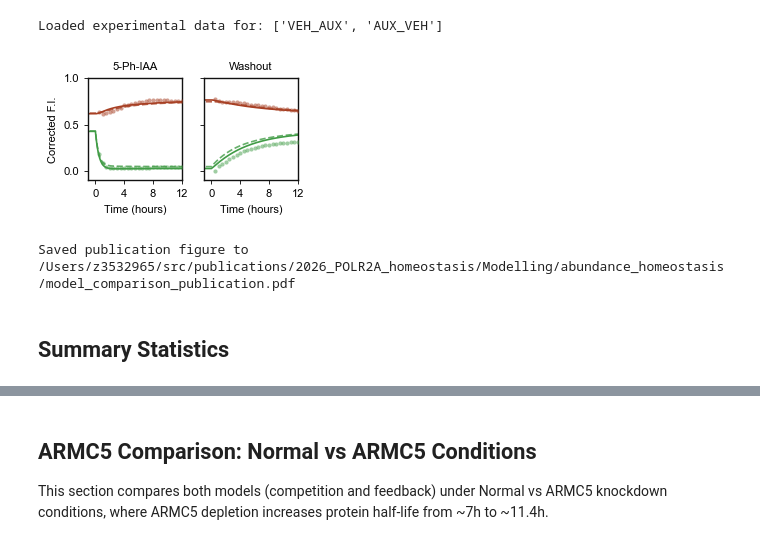
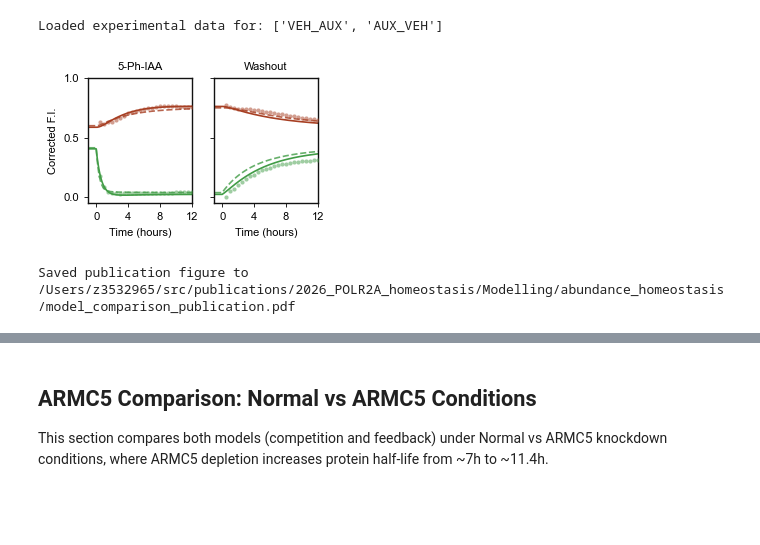
Before and after one commit to berrygroup/publications, a Jupyter notebook: 2026_POLR2A_homeostasis/Modelling/abundance_homeostasis/3_model_comparison.ipynb, the cells around one changed output, grey strips where cells are left out. Drawn from its saved outputs; the diff is of its cells as text; code cells hidden in the pictures; blank space fills up the shorter version.

Commit message:
abundance modelling updates

```diff
--- a/2026_POLR2A_homeostasis/Modelling/abundance_homeostasis/3_model_comparison.ipynb
+++ b/2026_POLR2A_homeostasis/Modelling/abundance_homeostasis/3_model_comparison.ipynb
@@ -30,8 +28,8 @@ plt.rcParams.update(
 ## Load Fitted Parameters
 # %%
 # Load fitted parameters from both models
-comp_params = load_parameters("fitted_parameters/competition_params_manual.json")
-fb_params = load_parameters("fitted_parameters/feedback_params_manual.json")
+comp_params = load_parameters("fitted_parameters/competition_params.json")
+fb_params = load_parameters("fitted_parameters/feedback_params.json")
 
 print("Competition model parameters:")
 for key, val in comp_params.items():
@@ -61,8 +60,8 @@ Feedback model parameters:
 ## Setup Simulation Conditions
 # %%
 # Simulation settings
-PLOT_DURATION = 24.0  # hours
-NEGATIVE_LEAD = 2.0  # hours before perturbation
+PLOT_DURATION = 24.0  # total hours
+NEGATIVE_LEAD = 2.0  # hours in timecourse before perturbation
 N_POINTS = 200
 
 # Normalization factors
@@ -72,9 +71,9 @@ GFP_NORM = 0.4153
 # Fixed degradation parameters (from competition model)
 DELTA_N_A = comp_params["delta_n_A"]
 DELTA_N_B_FACTOR = comp_params["delta_n_B_factor"]
-DELTA_DELTA = np.log(2) / 0.33 - DELTA_N_A
+DELTA_DELTA = comp_params["delta_degron"]  # competition degron (fit in notebook 1)
 
 print(f"Simulation duration: {PLOT_DURATION} hours")
-print(f"Delta perturbation: {DELTA_DELTA:.4f} hr⁻¹")
+print(f"Competition degron δ_n^B(degron): {DELTA_DELTA:.4f} hr⁻¹")
 # %% [output]
 Simulation duration: 24.0 hours
@@ -203,7 +210,7 @@ This section creates the key publication figure showing both models overlaid wit
 from utils import load_experimental_data, calculate_time_averages
 
 data_path = Path(
-    "/Users/z3532965/src/publications/2026_POLR2A_homeostasis/Modelling/data/mACmCh_LiveCellWashout_Values_ByExperiment.csv"
+    "/Users/z3532965/src/blana/Scott/Modelling/ZeroOrder/data/mACmCh_LiveCellWashout_Values_ByExperiment.csv"
 )
 data = load_experimental_data(data_path, {"RFP": RFP_NORM, "GFP": GFP_NORM})
 
@@ -229,7 +236,7 @@ color_gfp = "#419c46"
 color_mcherry = "#a73f23"
 
 # Create compact figure for publication
-fig, axes = plt.subplots(1, 2, figsize=(2.8, 1.77), sharey=True)
+fig, axes = plt.subplots(1, 2, figsize=(3, 2), sharey=True)
 fig.subplots_adjust(wspace=-1.5)
 plt.rcParams["font.family"] = "Arial"
 plt.rcParams["font.size"] = 8
@@ -309,38 +316,36 @@ for idx, (ax, (code, title)) in enumerate(zip(axes, conditions_pub)):
 
     # Formatting
     ax.set_xlim(-1, 12)
-    ax.set_ylim(-0.1, 1.0)
+    ax.set_ylim(-0.05, 1.0)
     ax.set_xticks([0, 4, 8, 12])
     ax.set_yticks([0.0, 0.5, 1.0])
     ax.tick_params(
         axis="both", which="both", direction="out", length=3.0, width=0.6, labelsize=8
     )
     ax.set_title(title, fontsize=8)
     ax.set_xlabel("Time (hours)", fontsize=8)
 
     if idx == 0:
         ax.set_ylabel("Corrected F.I.", fontsize=8)
     else:
         ax.set_ylabel("")
 
     for spine in ax.spines.values():
         spine.set_visible(True)
         spine.set_linewidth(1.0)
         spine.set_color("#111111")
 
 axes[0].set_xticklabels(["0", "4", "8", "12"])
 axes[1].set_xticklabels(["0", "4", "8", "12"])
 
 fig.tight_layout()
 
 # Save to publication path
 output_pub_path = Path("model_comparison_publication.pdf")
 fig.savefig(output_pub_path, bbox_inches="tight")
 plt.show()
 
 print(f"Saved publication figure to {output_pub_path.resolve()}")
 # %% [output]
-[figure, old version]
+[figure, new version]
 Saved publication figure to /Users/z3532965/src/publications/2026_POLR2A_homeostasis/Modelling/abundance_homeostasis/model_comparison_publication.pdf
-# %% [markdown]
-## Summary Statistics
```
Also changed, not shown: parts of 11 cells of this notebook, 2 other files.
